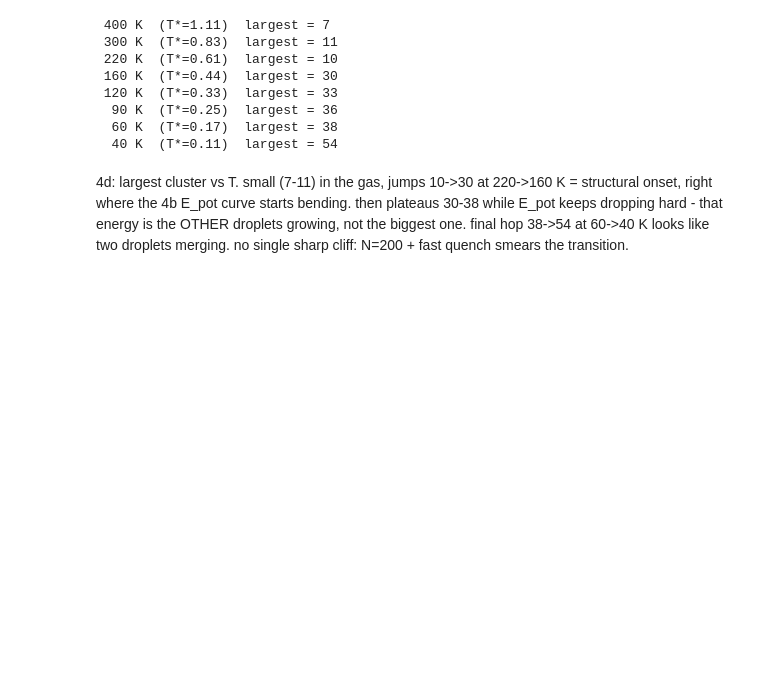
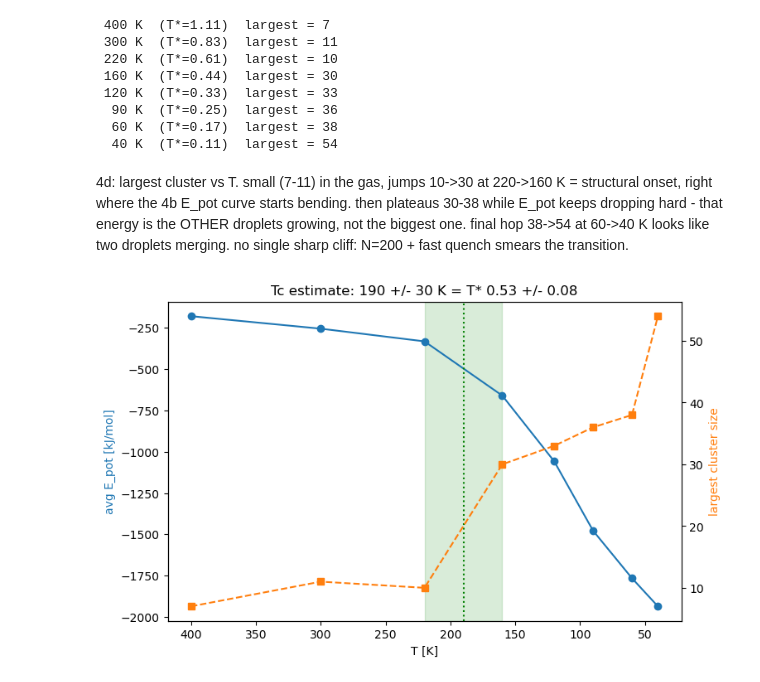
Before and after one commit to maggiehill2204-dotcom/md-project-13-group-02, a Jupyter notebook: condensation.ipynb, the cells around one changed output. Cells and saved outputs as stored; diff of their text form; code cells hidden in the pictures; blank space fills up the shorter version.

Commit message:
phase 5 complete: Tc estimate + epsilon scaling collapse

```diff
--- a/condensation.ipynb
+++ b/condensation.ipynb
@@ -397,3 +397,25 @@ structural onset, right where the 4b E_pot curve starts bending. then plateaus
 30-38 while E_pot keeps dropping hard - that energy is the OTHER droplets growing,
 not the biggest one. final hop 38->54 at 60->40 K looks like two droplets merging.
 no single sharp cliff: N=200 + fast quench smears the transition.
+# %%
+# phase 5: Tc estimate. overlay both order parameters vs T
+fig, ax1 = plt.subplots(figsize=(8, 5))
+
+ax1.plot(schedule, epot_avg, "o-", color="tab:blue", label="avg E_pot")
+ax1.set_xlabel("T [K]")
+ax1.set_ylabel("avg E_pot [kJ/mol]", color="tab:blue")
+ax1.invert_xaxis()
+
+ax2 = ax1.twinx()
+ax2.plot(schedule, largest, "s--", color="tab:orange", label="largest cluster")
+ax2.set_ylabel("largest cluster size", color="tab:orange")
+
+# our estimate: transition bracketed by 220 and 160 K
+ax1.axvspan(220, 160, alpha=0.15, color="green")
+ax1.axvline(190, color="green", ls=":")
+ax1.set_title("Tc estimate: 190 +/- 30 K = T* 0.53 +/- 0.08")
+
+plt.savefig("5_Tc_estimate.png", dpi=200, bbox_inches="tight")
+plt.show()
+# %% [output]
+[figure, added]
```
Also changed, not shown: parts of 7 cells of this notebook, 2 other files.
